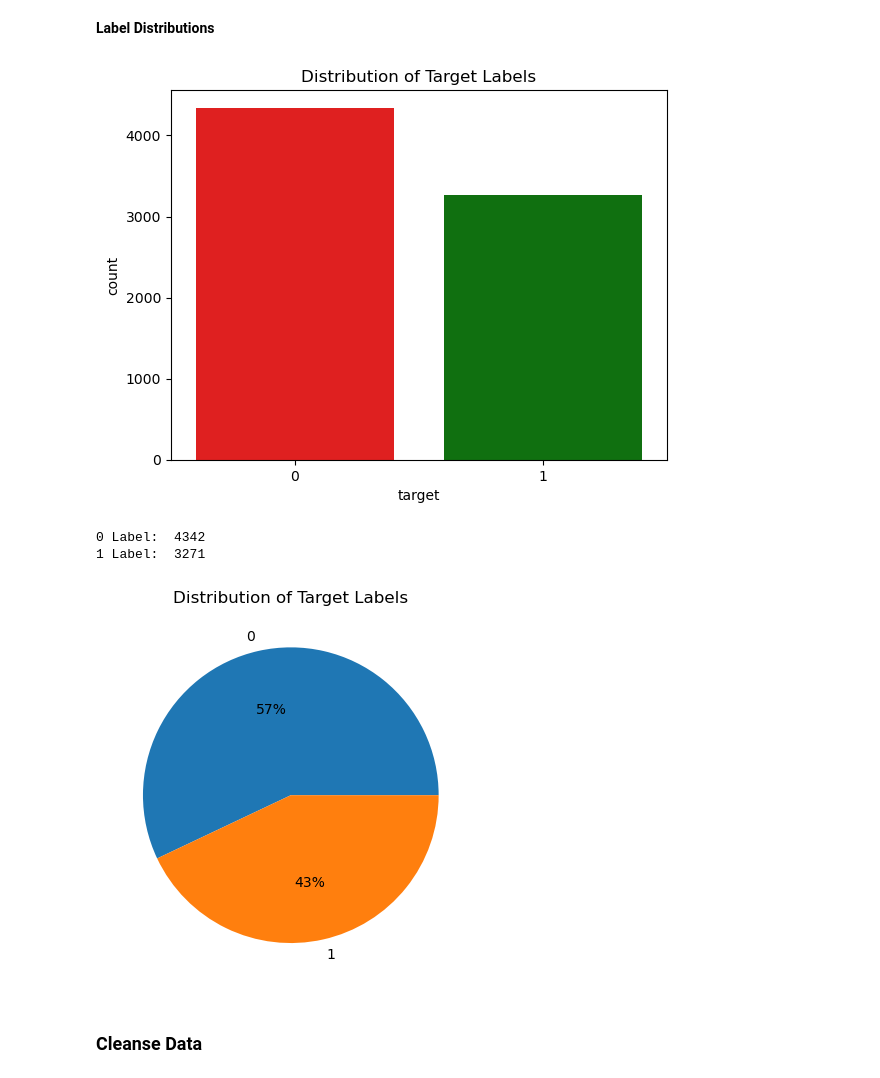
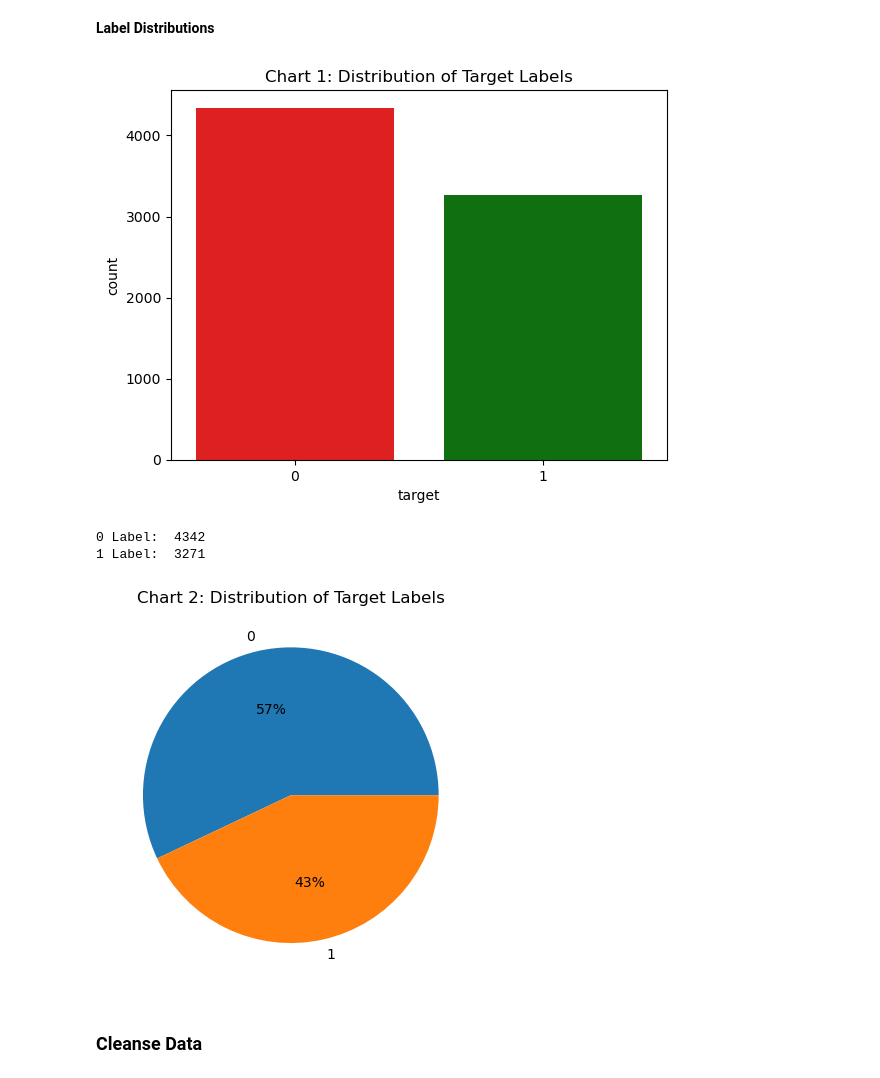
Before and after one commit to jmskeet/5511-Assignment-4, a Jupyter notebook: assignment4_final.ipynb, the cells around one changed output. Drawn from its saved outputs; the diff is of its cells as text; code cells hidden in the pictures.

```diff
--- a/assignment4_final.ipynb
+++ b/assignment4_final.ipynb
@@ -139,23 +139,23 @@ Train text NaNs / Null Count:  0
 # %%
 plt.figure()
 sns.countplot(data=train_df, x='target', palette=['#ff0000',"#008000"])
-plt.title('Distribution of Target Labels')
+plt.title('Chart 1: Distribution of Target Labels')
 plt.show()
 
 target_0 = train_df["target"].value_counts()[0]
 target_1 = train_df["target"].value_counts()[1]
 print('0 Label: ', target_0)
 print('1 Label: ', target_1)
 
 plt.figure()
 plt.pie([target_0, target_1], labels=[0,1], autopct='%.0f%%')
-plt.title('Distribution of Target Labels')
+plt.title('Chart 2: Distribution of Target Labels')
 plt.show()
 # %% [output]
-[figure, old version]
+[figure, new version]
 0 Label:  4342
 1 Label:  3271
-[figure, old version]
+[figure, new version]
 # %% [markdown]
 ### Cleanse Data
 # %% [markdown]
```
Also changed, not shown: parts of 10 cells of this notebook.
